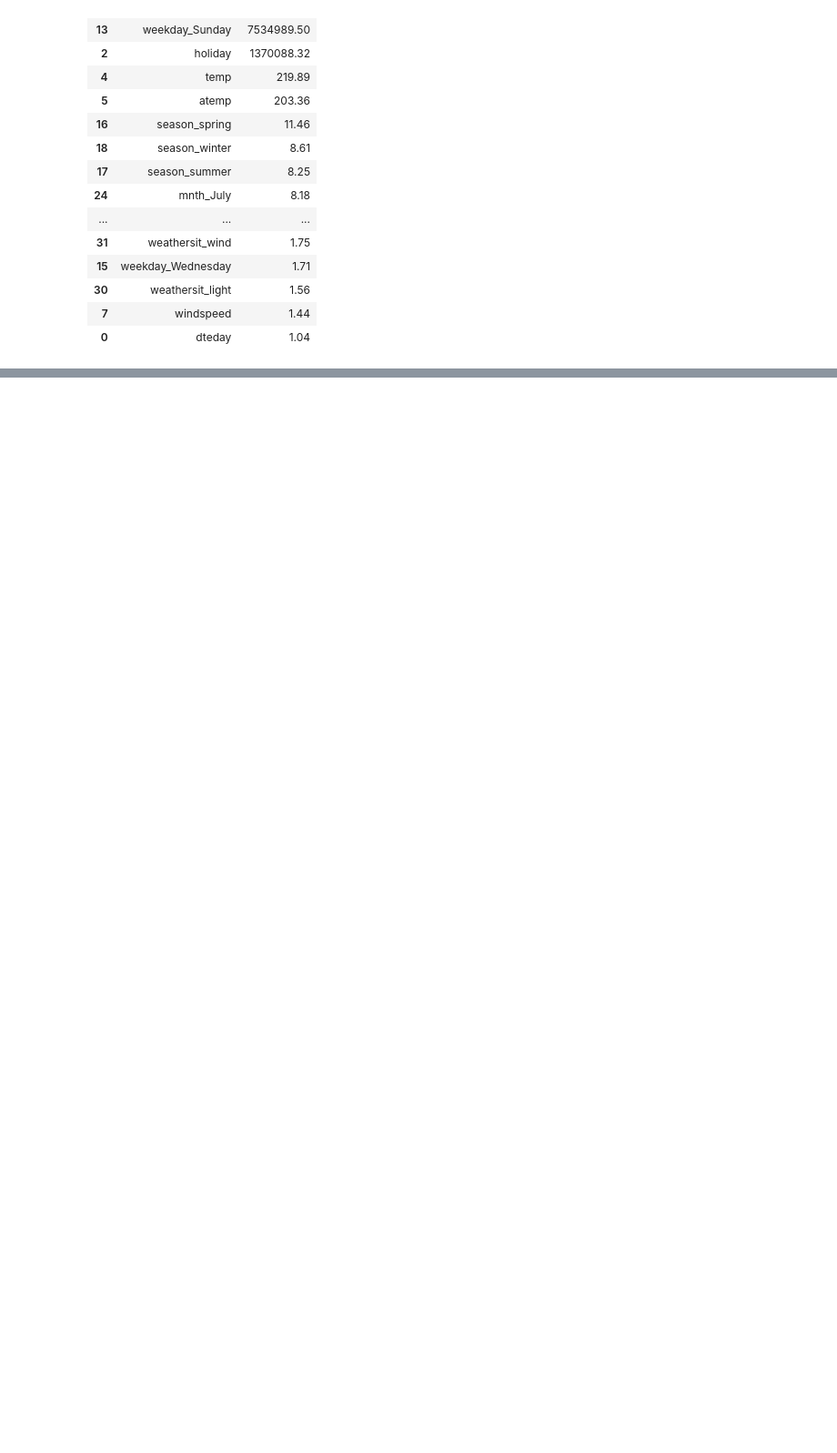
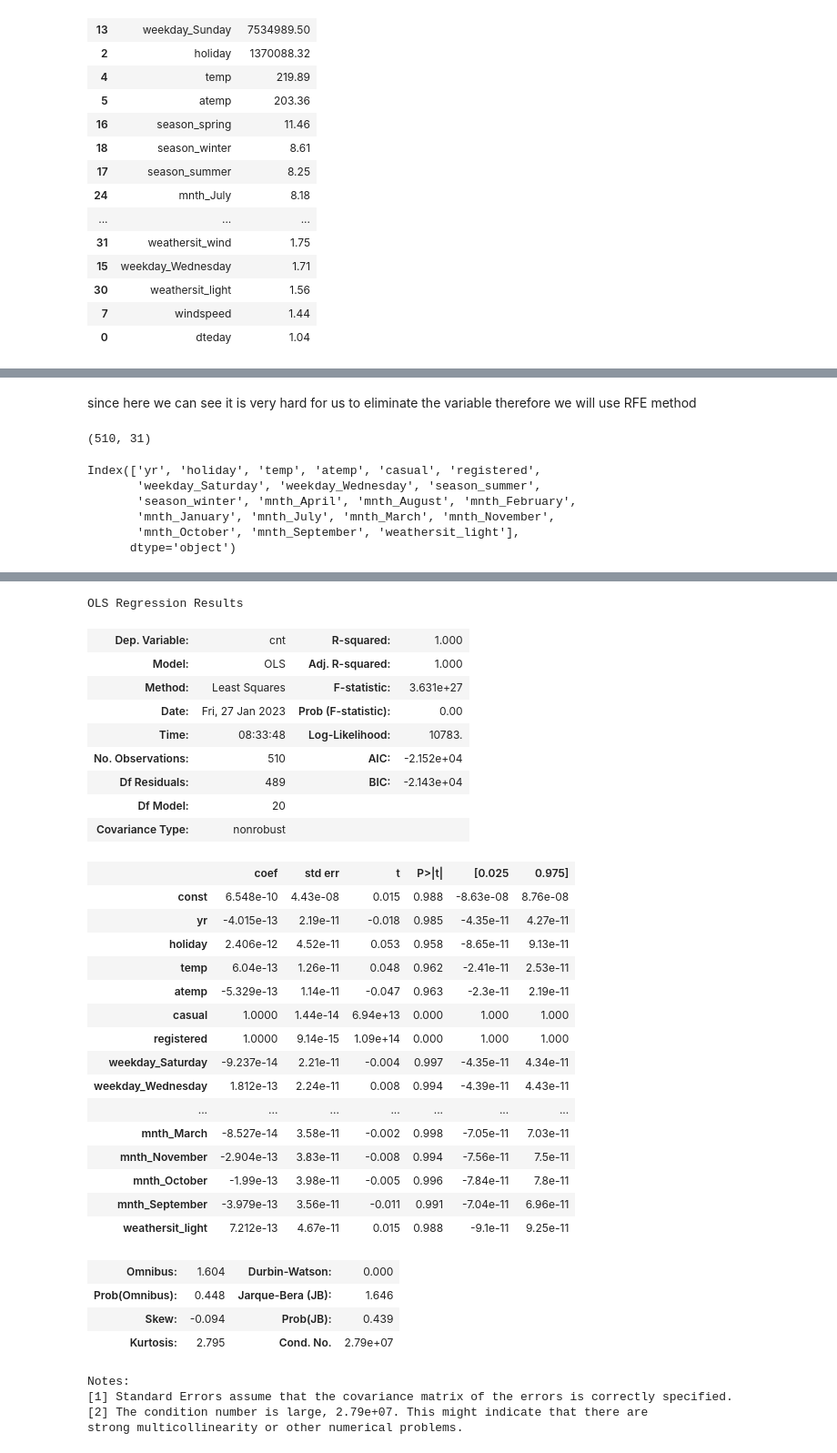
Before and after one commit to AxithChoudhary/BoomBikes_multilinear_model, a Jupyter notebook: Multi_linear_regression_.ipynb, the cells around one changed output, grey strips where cells are left out. Shown at 91% size. Cells and saved outputs as stored; diff of their text form; code cells hidden in the pictures; blank space fills up the shorter version.

```diff
--- a/Multi_linear_regression_.ipynb
+++ b/Multi_linear_regression_.ipynb
@@ -459,0 +475,29 @@ vif_function(X_train)
+# %% [markdown]
+since here we can see it is very hard for us to eliminate the variable therefore we will use RFE method
+# %%
+X_train.shape
+# %% [output]
+(510, 31)
+# %%
+lm=LinearRegression()
+lm.fit(X_train,y_train)
+rfe=RFE(lm,n_features_to_select=20)
+rfe=rfe.fit(X_train,y_train)
+# %%
+col=X_train.columns[rfe.support_]
+col
+# %% [output]
+Index(['yr', 'holiday', 'temp', 'atemp', 'casual', 'registered',
+       'weekday_Saturday', 'weekday_Wednesday', 'season_summer',
+       'season_winter', 'mnth_April', 'mnth_August', 'mnth_February',
+       'mnth_January', 'mnth_July', 'mnth_March', 'mnth_November',
+       'mnth_October', 'mnth_September', 'weathersit_light'],
+      dtype='object')
+# %%
+X_train=X_train[col]
+# %%
+print(vif_function(X_train[col]))
+X_train_sm=sm.add_constant(X_train)
+lr_model=sm.OLS(y_train,X_train_sm).fit()
+lr_model.summary()
+# %% [output]
@@ -459,0 +521,34 @@ vif_function(X_train)
+OLS Regression Results
+| Dep. Variable: | cnt | R-squared: | 1.000 |
+| Model: | OLS | Adj. R-squared: | 1.000 |
+| Method: | Least Squares | F-statistic: | 3.631e+27 |
+| Date: | Fri, 27 Jan 2023 | Prob (F-statistic): | 0.00 |
+| Time: | 08:33:48 | Log-Likelihood: | 10783. |
+| No. Observations: | 510 | AIC: | -2.152e+04 |
+| Df Residuals: | 489 | BIC: | -2.143e+04 |
+| Df Model: | 20 |  |  |
+| Covariance Type: | nonrobust |  |  |
+|  | coef | std err | t | P>|t| | [0.025 | 0.975] |
+| const | 6.548e-10 | 4.43e-08 | 0.015 | 0.988 | -8.63e-08 | 8.76e-08 |
+| yr | -4.015e-13 | 2.19e-11 | -0.018 | 0.985 | -4.35e-11 | 4.27e-11 |
+| holiday | 2.406e-12 | 4.52e-11 | 0.053 | 0.958 | -8.65e-11 | 9.13e-11 |
+| temp | 6.04e-13 | 1.26e-11 | 0.048 | 0.962 | -2.41e-11 | 2.53e-11 |
+| atemp | -5.329e-13 | 1.14e-11 | -0.047 | 0.963 | -2.3e-11 | 2.19e-11 |
+| casual | 1.0000 | 1.44e-14 | 6.94e+13 | 0.000 | 1.000 | 1.000 |
+| registered | 1.0000 | 9.14e-15 | 1.09e+14 | 0.000 | 1.000 | 1.000 |
+| weekday_Saturday | -9.237e-14 | 2.21e-11 | -0.004 | 0.997 | -4.35e-11 | 4.34e-11 |
+| weekday_Wednesday | 1.812e-13 | 2.24e-11 | 0.008 | 0.994 | -4.39e-11 | 4.43e-11 |
+| ... | ... | ... | ... | ... | ... | ... |
+| mnth_March | -8.527e-14 | 3.58e-11 | -0.002 | 0.998 | -7.05e-11 | 7.03e-11 |
+| mnth_November | -2.904e-13 | 3.83e-11 | -0.008 | 0.994 | -7.56e-11 | 7.5e-11 |
+| mnth_October | -1.99e-13 | 3.98e-11 | -0.005 | 0.996 | -7.84e-11 | 7.8e-11 |
+| mnth_September | -3.979e-13 | 3.56e-11 | -0.011 | 0.991 | -7.04e-11 | 6.96e-11 |
+| weathersit_light | 7.212e-13 | 4.67e-11 | 0.015 | 0.988 | -9.1e-11 | 9.25e-11 |
+| Omnibus: | 1.604 | Durbin-Watson: | 0.000 |
+| Prob(Omnibus): | 0.448 | Jarque-Bera (JB): | 1.646 |
+| Skew: | -0.094 | Prob(JB): | 0.439 |
+| Kurtosis: | 2.795 | Cond. No. | 2.79e+07 |
+Notes:
+[1] Standard Errors assume that the covariance matrix of the errors is correctly specified.
+[2] The condition number is large, 2.79e+07. This might indicate that there are
+strong multicollinearity or other numerical problems.
```
Also changed, not shown: parts of 17 cells of this notebook.
